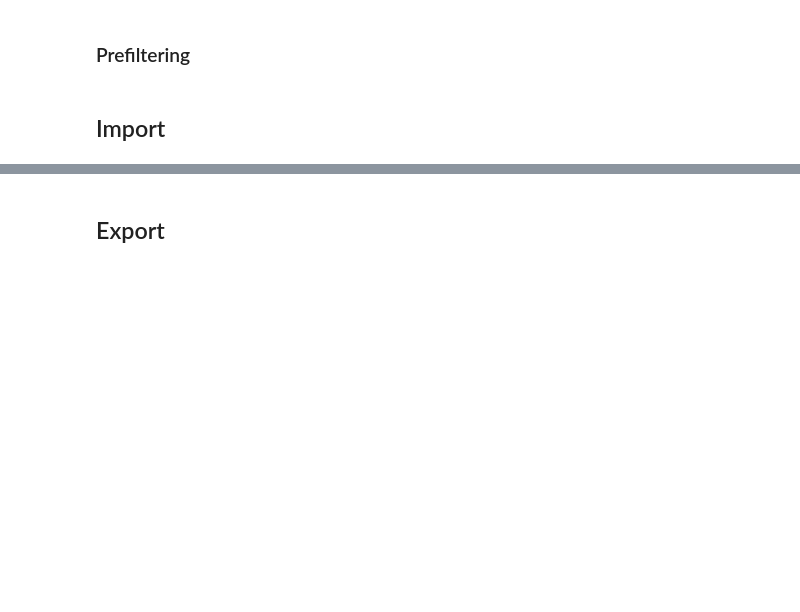
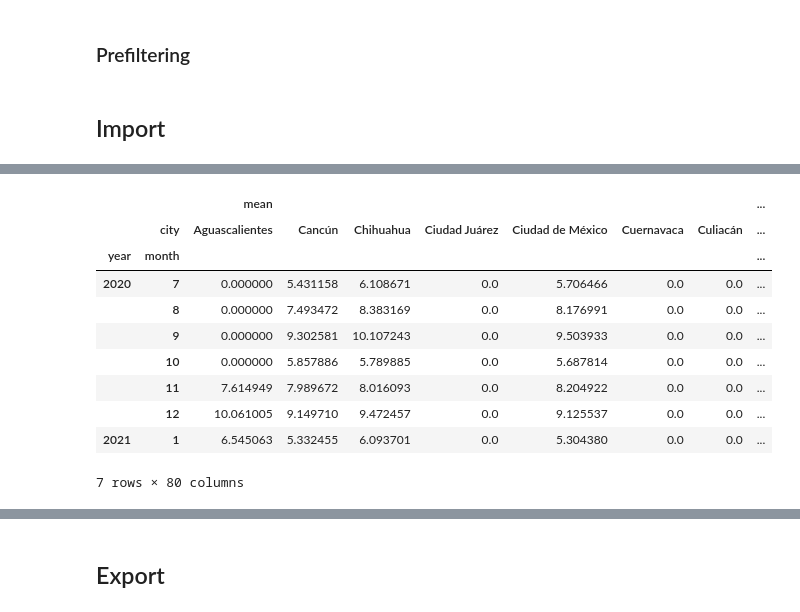
Before and after one commit to Afroefras/cornershop, a Jupyter notebook: notebooks/brands/Days_between_orders.ipynb, the cells around one changed output, grey strips where cells are left out. Drawn from its saved outputs; the diff is of its cells as text; code cells hidden in the pictures; blank space fills up the shorter version.

```diff
--- a/notebooks/brands/Days_between_orders.ipynb
+++ b/notebooks/brands/Days_between_orders.ipynb
@@ -74,0 +88,21 @@ display(df.sample())
+# %%
+export = df.pivot_table(index=['year','month'],
+                        columns='city',
+                        values='days_elapsed',
+                        aggfunc = ['mean','median',perc80,'max'],
+                        fill_value=0,
+                        margins=True)
+#export.columns = [x[0] for x in export.columns]
+export.head(7)
+# %% [output]
+|  |  | mean |  |  |  |  |  |  | ... |
+|  | city | Aguascalientes | Cancún | Chihuahua | Ciudad Juárez | Ciudad de México | Cuernavaca | Culiacán | ... |
+| year | month |  |  |  |  |  |  |  | ... |
+| 2020 | 7 | 0.000000 | 5.431158 | 6.108671 | 0.0 | 5.706466 | 0.0 | 0.0 | ... |
+|  | 8 | 0.000000 | 7.493472 | 8.383169 | 0.0 | 8.176991 | 0.0 | 0.0 | ... |
+|  | 9 | 0.000000 | 9.302581 | 10.107243 | 0.0 | 9.503933 | 0.0 | 0.0 | ... |
+|  | 10 | 0.000000 | 5.857886 | 5.789885 | 0.0 | 5.687814 | 0.0 | 0.0 | ... |
+|  | 11 | 7.614949 | 7.989672 | 8.016093 | 0.0 | 8.204922 | 0.0 | 0.0 | ... |
+|  | 12 | 10.061005 | 9.149710 | 9.472457 | 0.0 | 9.125537 | 0.0 | 0.0 | ... |
+| 2021 | 1 | 6.545063 | 5.332455 | 6.093701 | 0.0 | 5.304380 | 0.0 | 0.0 | ... |
+7 rows × 80 columns
```
Also changed, not shown: parts of 7 cells of this notebook.
